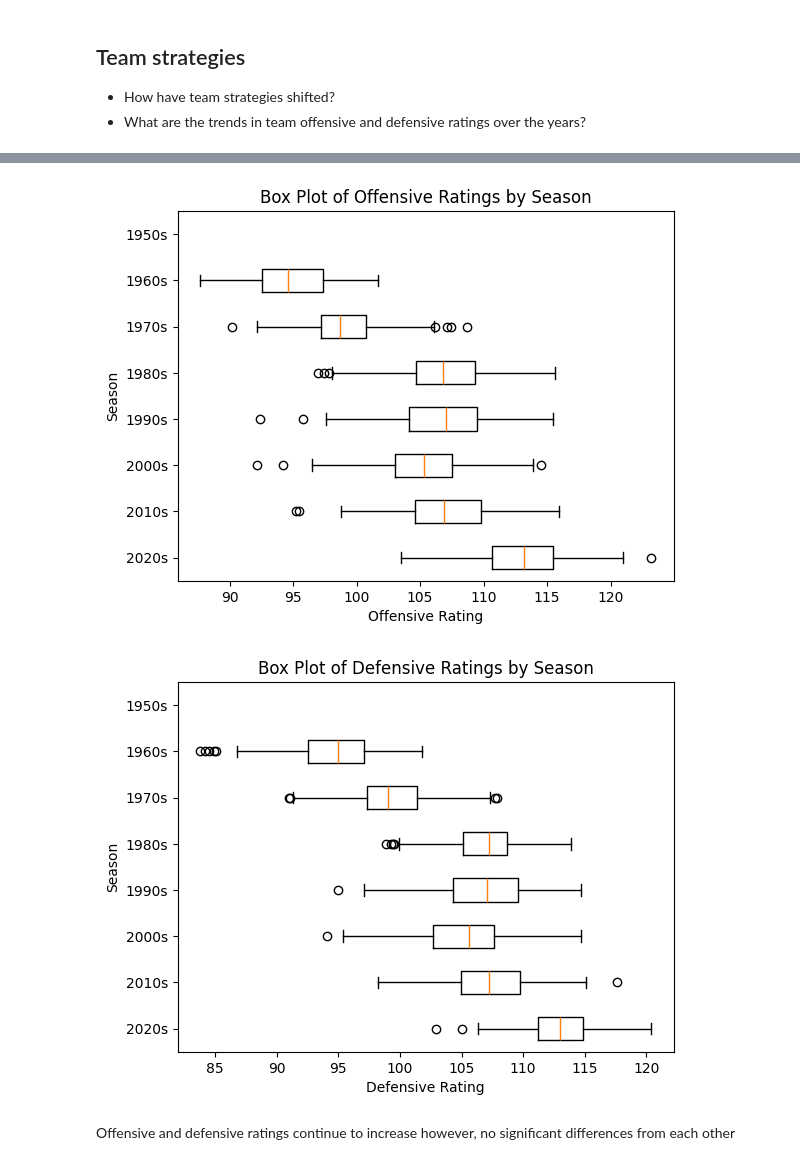
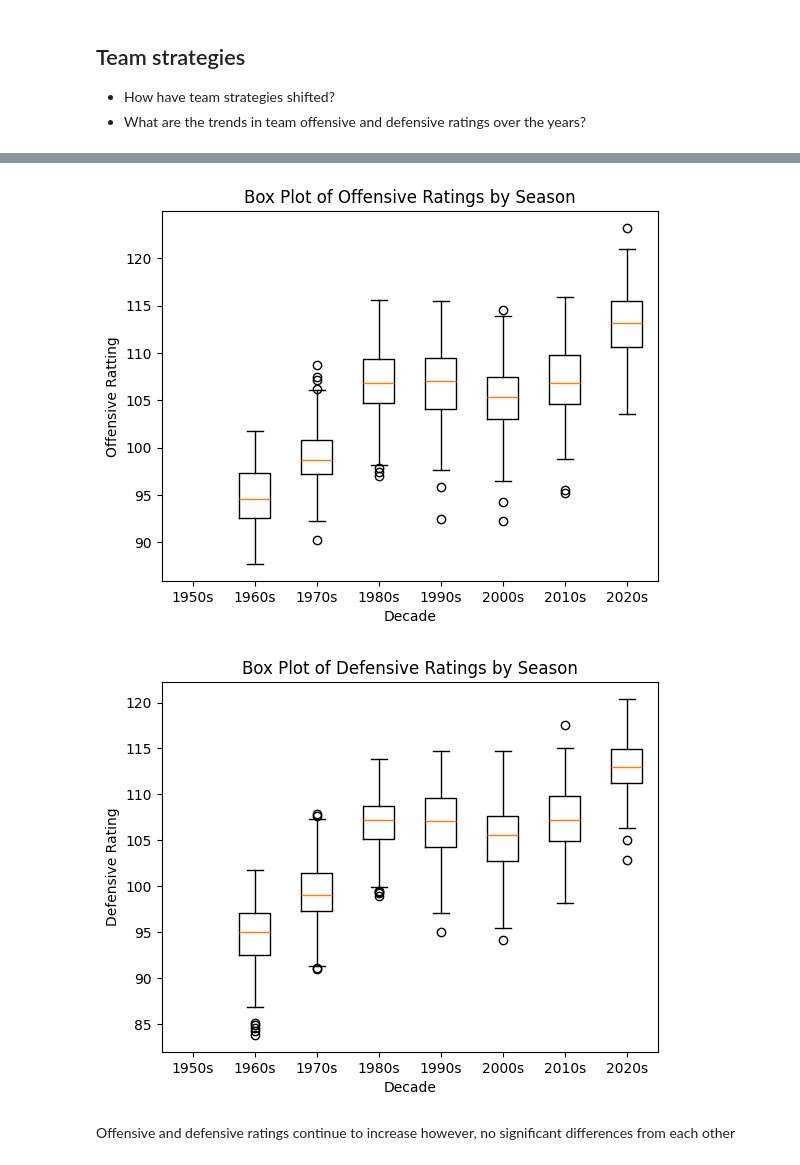
Before and after one commit to pgeneta/Basketball-Analysis, a Jupyter notebook: Basketball evolution.ipynb, the cells around one changed output, grey strips where cells are left out. Drawn from its saved outputs; the diff is of its cells as text; code cells hidden in the pictures.

Commit message:
box plot decade order

```diff
--- a/Basketball evolution.ipynb
+++ b/Basketball evolution.ipynb
@@ -488,4 +485,5 @@ for position in positions:
 #Add decades to dataset
 bins = [1947, 1950, 1960, 1970, 1980, 1990, 2000, 2010, 2020, 2030]
 labels = ['1940s', '1950s', '1960s', '1970s', '1980s', '1990s', '2000s', '2010s', '2020s']
-nba_summ['decade'] = pd.cut(nba_summ['season'], bins = bins, labels = labels, include_lowest=True, right=False);
+df_box = nba_summ.copy()
+df_box['decade'] = pd.cut(df_box['season'], bins = bins, labels = labels, include_lowest=True, right=False)
@@ -498,43 +490,37 @@ See the caveats in the documentation: https://pandas.pydata.org/pandas-docs/stab
 # %%
-seasons = nba_summ['decade'].unique()
+#seasons = df_box['decade'].unique()
 
-box_data = nba_summ.groupby('decade')['o_rtg'].mean().reset_index()
+#box_data = df_box.groupby('decade', observed=True)['o_rtg'].mean().reset_index()
+year = df_box['decade'].unique()
+year = sorted(set(year), reverse=False) #Sort order for the box plot
+box_data_ortg = [df_box[df_box['decade'] == season]['o_rtg'] for season in year]
 
 
-year = nba_summ['decade'].unique()
-box_data_ortg = [nba_summ[nba_summ['decade'] == season]['o_rtg'] for season in year]
-
-
-
-
-plt.boxplot(box_data_ortg, tick_labels= year, vert=False)
+plt.boxplot(box_data_ortg, tick_labels= year, vert=True)
 plt.title('Box Plot of Offensive Ratings by Season')
-plt.xlabel('Offensive Rating')
-plt.ylabel('Season')
+plt.xlabel('Decade')
+plt.ylabel('Offensive Ratting')
 plt.show()
 # %% [output]
-[figure, old version]
+[figure, new version]
 # %%
-unique_seasons = nba_summ['season'].unique()
+#unique_seasons = df_box['season'].unique()
 
 #box_data = [nba_summ[nba_summ['season'] == season]['o_rtg'] for season in seasons]
 
-box_data = nba_summ.groupby('decade')['d_rtg'].mean().reset_index()
+box_data = df_box.groupby('decade', observed=True)['d_rtg'].mean().reset_index()
+year = df_box['decade'].unique()
+year = sorted(set(year), reverse=False)
+box_data_drtg = [df_box[df_box['decade'] == season]['d_rtg'] for season in year]
 
 
-year = nba_summ['decade'].unique()
-box_data_drtg = [nba_summ[nba_summ['decade'] == season]['d_rtg'] for season in year]
-
-
-
-
-plt.boxplot(box_data_drtg, tick_labels= year, vert=False)
+plt.boxplot(box_data_drtg, tick_labels= year, vert=True)
 plt.title('Box Plot of Defensive Ratings by Season')
-plt.xlabel('Defensive Rating')
-plt.ylabel('Season')
+plt.xlabel('Decade')
+plt.ylabel('Defensive Rating')
 plt.show()
 # %% [output]
-[figure, old version]
+[figure, new version]
 # %% [markdown]
 Offensive and defensive ratings continue to increase however, no significant differences from each other
 # %% [markdown]
```
Also changed, not shown: parts of 3 cells of this notebook.
